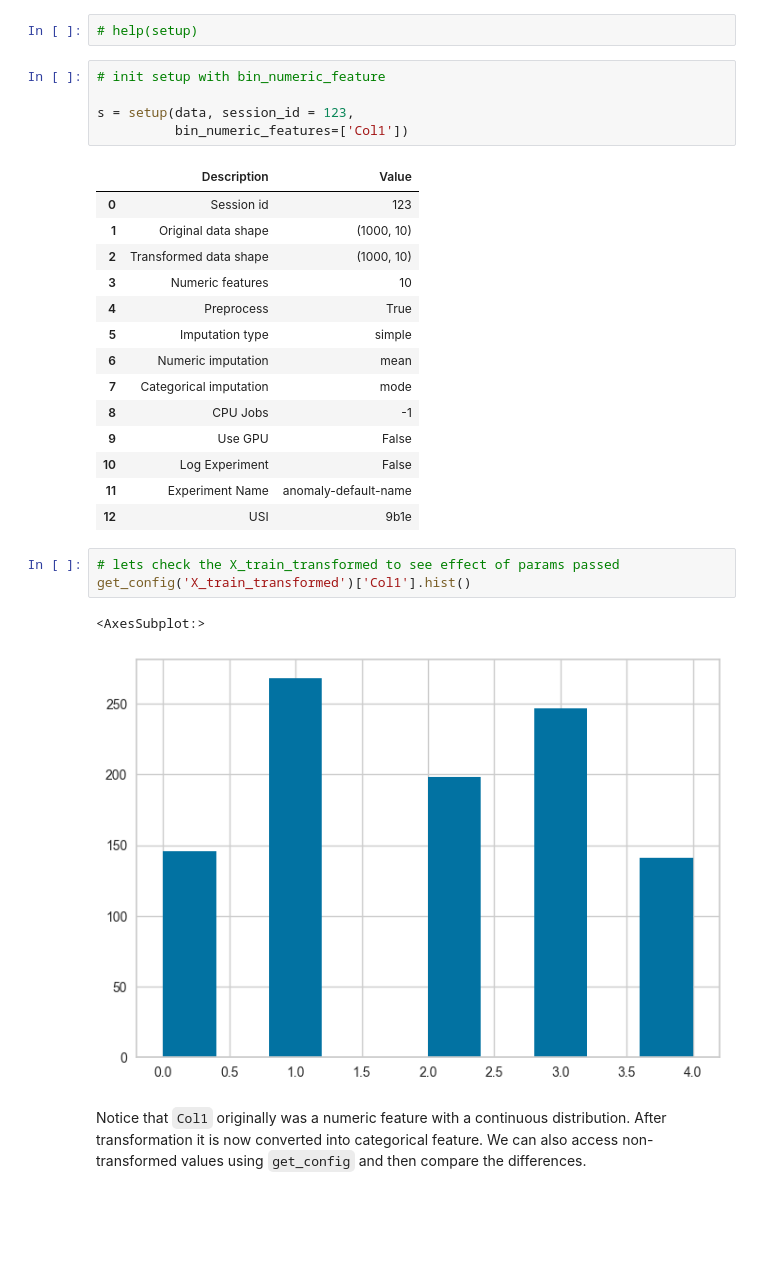
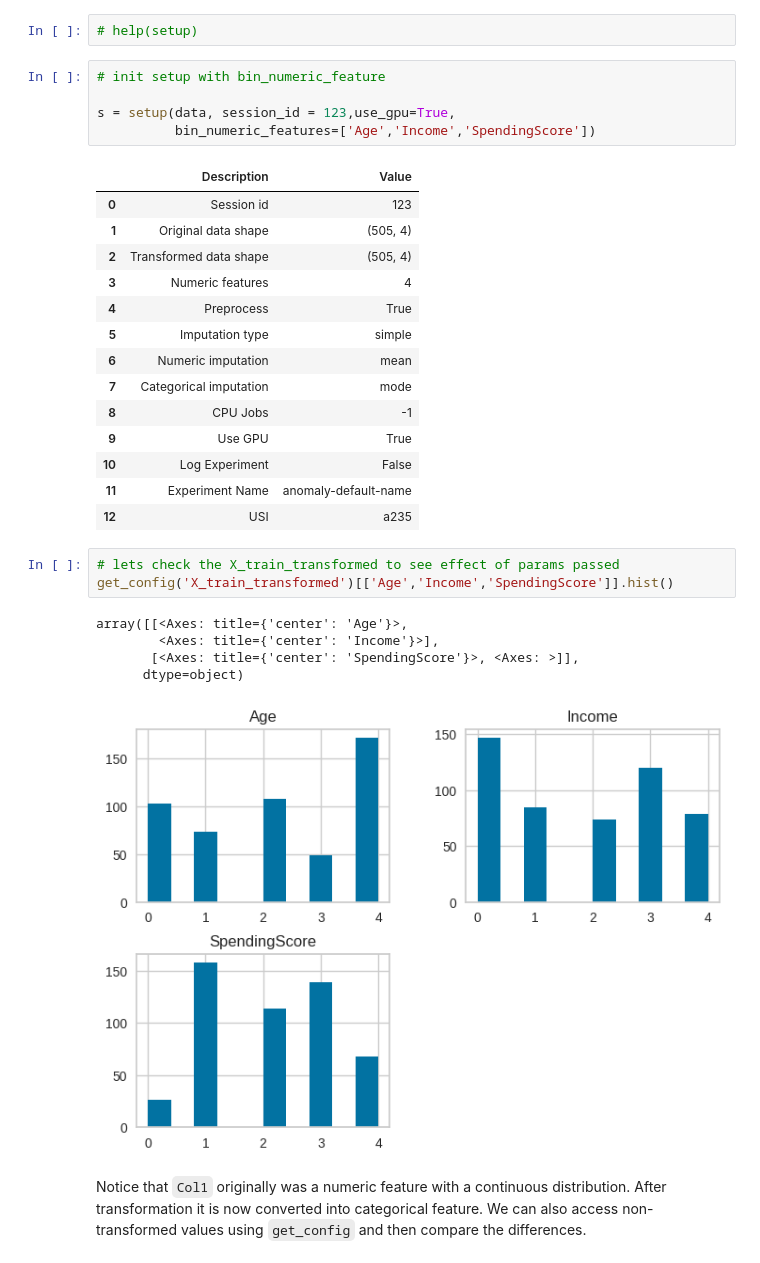
Before and after one commit to ashivashankars/CMPE255_Assignments, a Jupyter notebook: tutorials/Tutorial - Anomaly Detection.ipynb, the cells around one changed output. Saved outputs shown, nothing was run; the diff lists cells and outputs as text; blank space fills up the shorter version.

```diff
--- a/tutorials/Tutorial - Anomaly Detection.ipynb
+++ b/tutorials/Tutorial - Anomaly Detection.ipynb
@@ -362,29 +435,32 @@ All the preprocessing configurations and experiment settings/parameters are pass
 # %%
 # init setup with bin_numeric_feature
 
-s = setup(data, session_id = 123,
-          bin_numeric_features=['Col1'])
+s = setup(data, session_id = 123,use_gpu=True,
+          bin_numeric_features=['Age','Income','SpendingScore'])
 # %% [output]
 |  | Description | Value |
 | 0 | Session id | 123 |
-| 1 | Original data shape | (1000, 10) |
-| 2 | Transformed data shape | (1000, 10) |
-| 3 | Numeric features | 10 |
+| 1 | Original data shape | (505, 4) |
+| 2 | Transformed data shape | (505, 4) |
+| 3 | Numeric features | 4 |
 | 4 | Preprocess | True |
 | 5 | Imputation type | simple |
 | 6 | Numeric imputation | mean |
 | 7 | Categorical imputation | mode |
 | 8 | CPU Jobs | -1 |
-| 9 | Use GPU | False |
+| 9 | Use GPU | True |
 | 10 | Log Experiment | False |
 | 11 | Experiment Name | anomaly-default-name |
-| 12 | USI | 9b1e |
+| 12 | USI | a235 |
 # %%
 # lets check the X_train_transformed to see effect of params passed
-get_config('X_train_transformed')['Col1'].hist()
+get_config('X_train_transformed')[['Age','Income','SpendingScore']].hist()
 # %% [output]
-<AxesSubplot:>
+array([[<Axes: title={'center': 'Age'}>,
+        <Axes: title={'center': 'Income'}>],
+       [<Axes: title={'center': 'SpendingScore'}>, <Axes: >]],
+      dtype=object)
-[figure, old version]
+[figure, new version]
 # %% [markdown]
 Notice that `Col1` originally was a numeric feature with a continuous distribution. After transformation it is now converted into categorical feature. We can also access non-transformed values using `get_config` and then compare the differences.
 # %%
```
Also changed, not shown: parts of 27 cells of this notebook.
